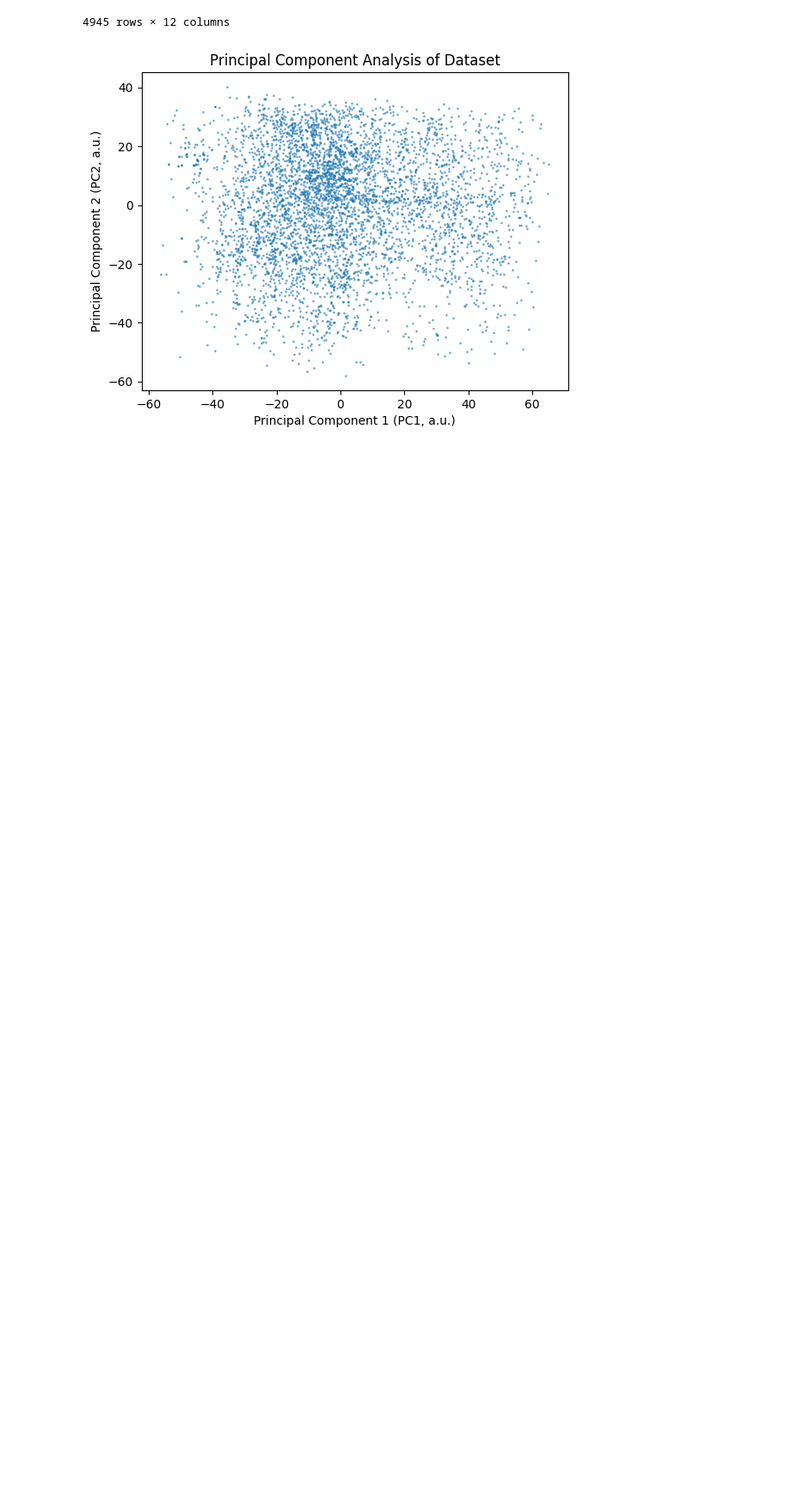
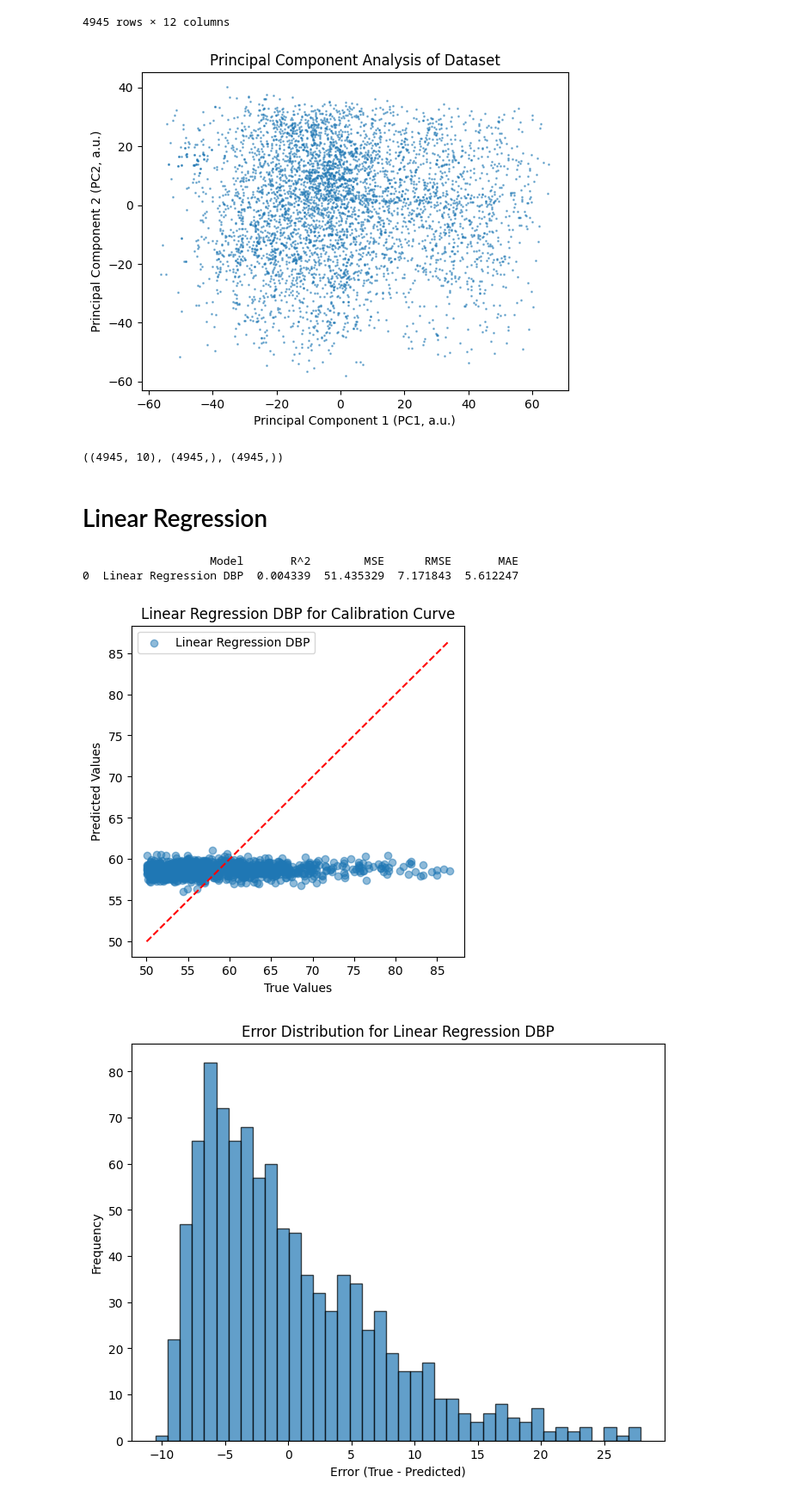
Before and after one commit to AniruthAnanth/CuffLessBloodPressureEstimation, a Jupyter notebook: main.ipynb, the cells around one changed output. Shown at 86% size. Drawn from its saved outputs; the diff is of its cells as text; code cells hidden in the pictures; blank space fills up the shorter version.

Commit message:
Trained preliminary models, and added visualizations

```diff
--- a/main.ipynb
+++ b/main.ipynb
@@ -36,3 +36,13 @@ plt.savefig('figures/PCA_initial.png', dpi=300, bbox_inches='tight')
 plt.close()
 # %% [output]
 [figure]
+# %%
+import numpy as np
+
+DBP = dataset_df['DBP'].astype(np.float32)
+SBP = dataset_df['SBP'].astype(np.float32)
+X = dataset_df.drop(columns=['DBP', 'SBP']).astype(np.float32)
+
+X.shape, DBP.shape, SBP.shape
+# %% [output]
+((4945, 10), (4945,), (4945,))
@@ -38,0 +55,51 @@ plt.close()
+# %%
+from sklearn.metrics import r2_score, mean_squared_error, mean_absolute_error
+
+def evaluate_regression(y_true, y_pred, label="Model"):
+    r2 = r2_score(y_true, y_pred)
+    mse = mean_squared_error(y_true, y_pred)
+    rmse = np.sqrt(mse)
+    mae = mean_absolute_error(y_true, y_pred)
+
+    results_df = pd.DataFrame({
+        'Model': [label],
+        'R^2': [r2],
+        'MSE': [mse],
+        'RMSE': [rmse],
+        'MAE': [mae]
+    })
+    print(results_df)
+
+    plt.figure(figsize=(5, 5))
+    plt.scatter(y_true, y_pred, alpha=0.5, label=label)
+    min_val = min(y_true.min(), y_pred.min())
+    max_val = max(y_true.max(), y_pred.max())
+    plt.plot([min_val, max_val], [min_val, max_val], color='red', linestyle='--')
+    plt.xlabel("True Values")
+    plt.ylabel("Predicted Values")
+    plt.title(f"{label} for Calibration Curve")
+    plt.legend()
+    plt.show()
+
+    errors = y_true - y_pred
+    plt.figure(figsize=(8, 6))
+    plt.hist(errors, bins=40, edgecolor='black', alpha=0.7)
+    plt.xlabel("Error (True - Predicted)")
+    plt.ylabel("Frequency")
+    plt.title(f"Error Distribution for {label}")
+    plt.show()
+# %% [markdown]
+# Linear Regression
+# %%
+from sklearn.linear_model import LinearRegression
+
+# Linear Regression for DBP
+lr_dbp = LinearRegression()
+lr_dbp.fit(X_train, dbp_train)
+dbp_pred_lr = lr_dbp.predict(X_test)
+evaluate_regression(dbp_test, dbp_pred_lr, label="Linear Regression DBP")
+# %% [output]
+                   Model       R^2        MSE      RMSE       MAE
+0  Linear Regression DBP  0.004339  51.435329  7.171843  5.612247
+[figure, added]
+[figure, added]
```
Also changed, not shown: parts of 11 cells of this notebook.
